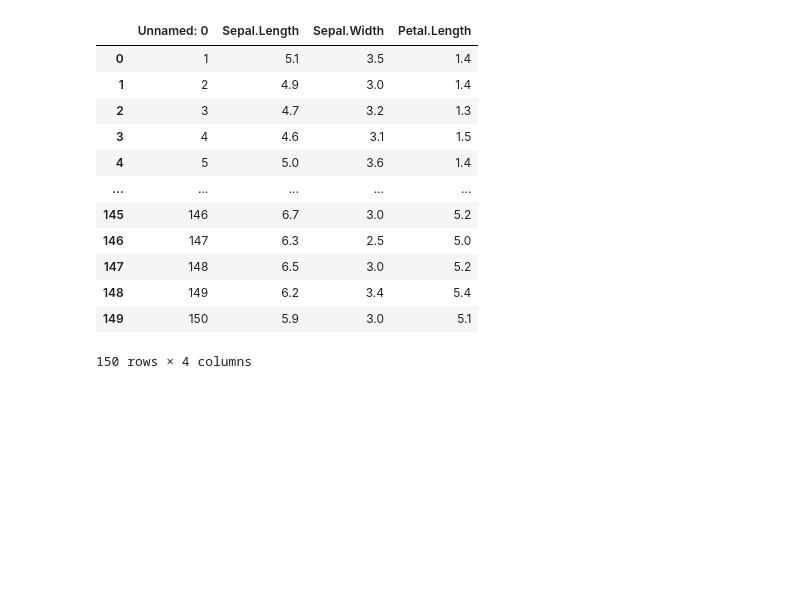
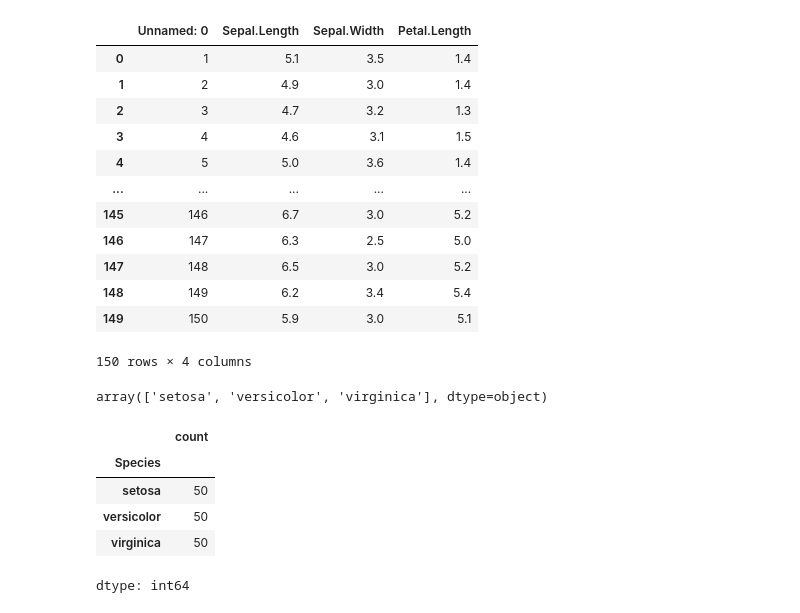
Before and after one commit to Aravin423/ad_classes, a Jupyter notebook: decision_tree_with_iris.ipynb, the cells around one changed output. Saved outputs shown, nothing was run; the diff lists cells and outputs as text; code cells hidden in the pictures; blank space fills up the shorter version.

```diff
--- a/decision_tree_with_iris.ipynb
+++ b/decision_tree_with_iris.ipynb
@@ -82,3 +82,16 @@ x
 | 148 | 149 | 6.2 | 3.4 | 5.4 |
 | 149 | 150 | 5.9 | 3.0 | 5.1 |
 150 rows × 4 columns
+# %%
+iris['Species'].unique()
+# %% [output]
+array(['setosa', 'versicolor', 'virginica'], dtype=object)
+# %%
+iris.Species.value_counts()
+# %% [output]
+|  | count |
+| Species |  |
+| setosa | 50 |
+| versicolor | 50 |
+| virginica | 50 |
+dtype: int64
```
Also changed, not shown: parts of 8 cells of this notebook.
